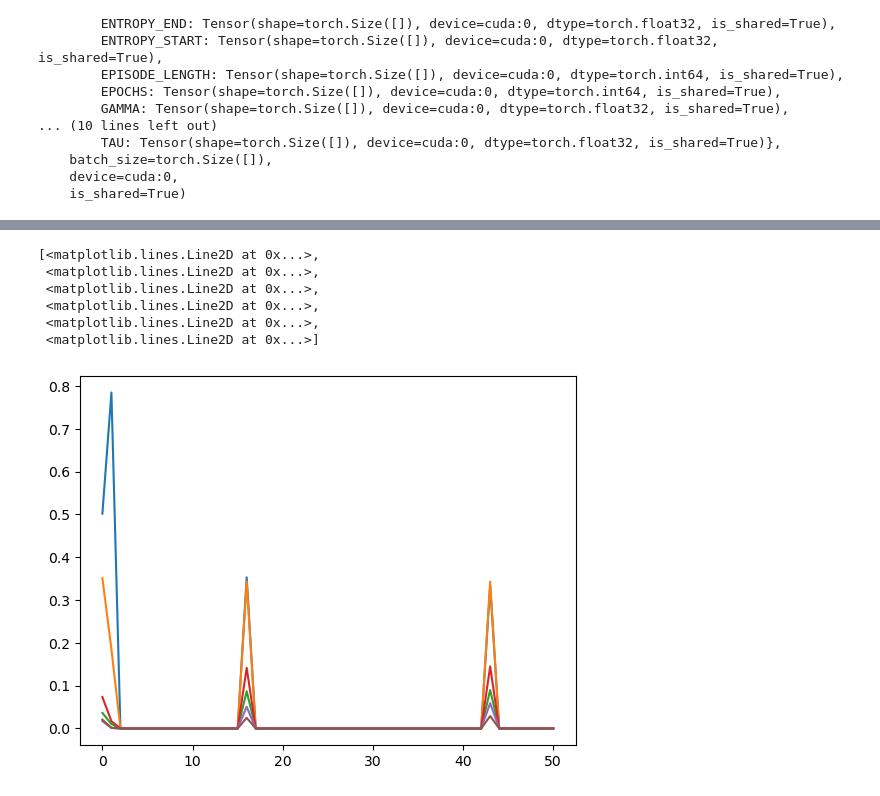
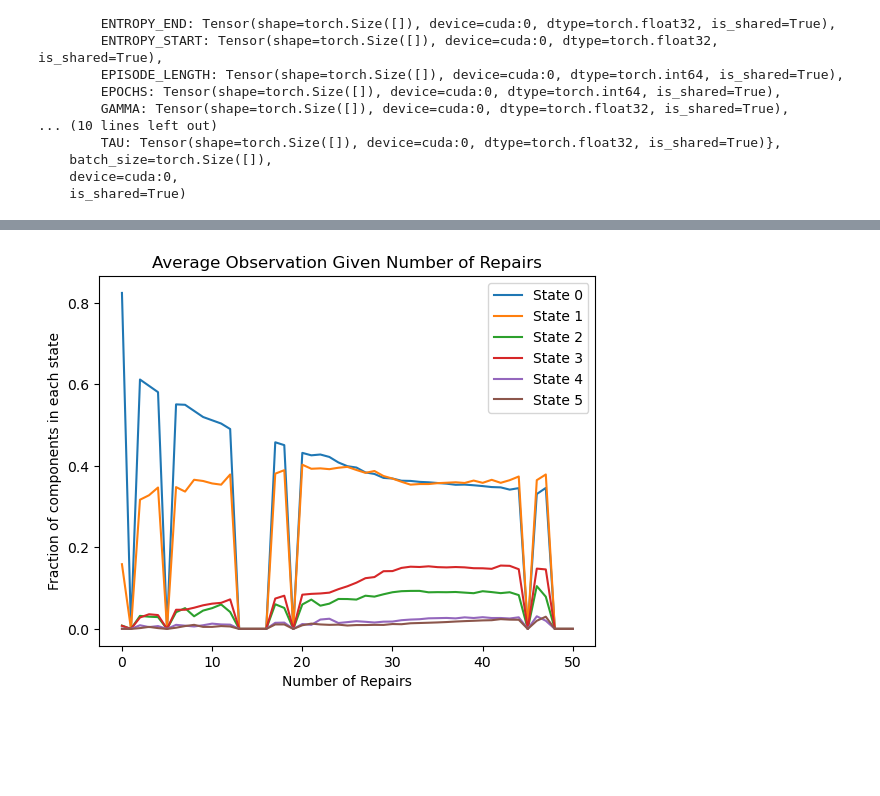
Before and after one commit to nemodev42/maintenance-swqb, a Jupyter notebook: training_example.ipynb, the cells around one changed output, grey strips where cells are left out. Drawn from its saved outputs; the diff is of its cells as text; code cells hidden in the pictures; blank space fills up the shorter version.

```diff
--- a/training_example.ipynb
+++ b/training_example.ipynb
@@ -84,7 +84,7 @@ N_EPISODES = 50
 EPOCHS = N_EPISODES * EPISODE_LENGTH  # number of epochs to train the policy network
 # - Entropy parameters
 ENTROPY_START = 0.5 # initial entropy value for random actions
-ENTROPY_END = 0.05  # entropy value for random actions
+ENTROPY_END = 0.1  # entropy value for random actions
 ENTROPY_DECAY = 1_000  # entropy decay rate (I should make this exponential isntead of polynomial)
 # - Agent Network parameters
 BASIS =   "polynomial" # "fourier" #
@@ -252,21 +252,15 @@ load_dynamics(transition_tensor, orm_costs, utility, hyperparameters)
 # generate enviroment based on hyperparameters and transition/reward tensors
 env = generate_maitenance_env(device=device)
 # %%
-# Deep SWQB Forier
-hyperparameters["LR"] = DQAK_forier_best_lr
-hyperparameters["DEGREE_APPROXIMATION"] = DQAK_forier_best_degree
-hyperparameters["N_DEEP_NODES"] = DQAK_forier_best_deep
-hyperparameters["BASIS_DOMAIN"] = get_basis(DQAK_forier_best_degree, MAX_REPAIR_CONSTRAINT, basis_type="fourier")
+# Deep SWQB
+hyperparameters["LR"] = DQAK_best_lr
+hyperparameters["DEGREE_APPROXIMATION"] = DQAK_best_degree
+hyperparameters["N_DEEP_NODES"] = DQAK_best_deep
+hyperparameters["BASIS_DOMAIN"] = get_basis(DQAK_best_degree, MAX_REPAIR_CONSTRAINT, basis_type="polynomial")
 
-dqt_DQAK_forier = MaitenanceDQBNTrainer(hyperparameters, env,)
-dqt_DQAK_forier.create_AK_models()
-q_cache= dqt_DQAK_forier.train(test_observation=	test_observation)
-
-colors = plt.cm.viridis(np.linspace(0, 1, EPOCHS))
-
-for i, q in enumerate(q_cache):
-	if True:
-		plt.plot(q - q.mean(), alpha = 0.05, color = colors[i])
+dqt_DQAK = MaitenanceDQBNTrainer(hyperparameters, env,)
+dqt_DQAK.create_AK_models()
+q_cache = dqt_DQAK.train(test_observation=test_observation)
 # %%
 colors = plt.cm.viridis(np.linspace(0, 1, EPOCHS))
 
@@ -283,8 +277,8 @@ plt.show()
 # %%
-rollout = dqt_DQAK_forier.rollout()
+rollout = dqt_DQAK.rollout()
 
-rollout_states = rollout[:,0]["observation"]
-rollout_actions = rollout[:,0]["action"]
+rollout_states = rollout[:,0]["observation"]#.reshape(4 * EPISODE_LENGTH, N_CONDITION_STATES)
+rollout_actions = rollout[:,0]["action"]#.reshape(4 * EPISODE_LENGTH,N_COMPONENTS)
 rollout_actions = torch.sum(rollout_actions, dim=1)
 
 plt.plot( rollout_states.cpu().numpy())
@@ -305,19 +299,18 @@ plt.show()
 # %%
 average_observation_when_reward_given = torch.zeros((MAX_REPAIR_CONSTRAINT+1, N_CONDITION_STATES), device=device)
 average_observation_when_reward_given_count = torch.zeros((MAX_REPAIR_CONSTRAINT+1, N_CONDITION_STATES), device=device)
 
 for i in range(rollout_states.shape[0]):
 	obs = rollout_states[i]
 	average_observation_when_reward_given_count[rollout_actions[i]] += 1
 
 	average_observation_when_reward_given[rollout_actions[i]]  = (average_observation_when_reward_given[rollout_actions[i]] * (average_observation_when_reward_given_count[rollout_actions[i]] - 1) + obs) / average_observation_when_reward_given_count[rollout_actions[i]]
 
 plt.plot(average_observation_when_reward_given.cpu().numpy())
+plt.xlabel("Number of Repairs")
+plt.ylabel("Fraction of components in each state")
+plt.legend([f"State {i}" for i in range(N_CONDITION_STATES)])
+plt.title("Average Observation Given Number of Repairs")
+plt.show()
 # %% [output]
-[<matplotlib.lines.Line2D at 0x...>,
- <matplotlib.lines.Line2D at 0x...>,
- <matplotlib.lines.Line2D at 0x...>,
- <matplotlib.lines.Line2D at 0x...>,
- <matplotlib.lines.Line2D at 0x...>,
- <matplotlib.lines.Line2D at 0x...>]
-[figure, old version]
+[figure, new version]
```
Also changed, not shown: parts of 2 cells of this notebook, 28 other files.
